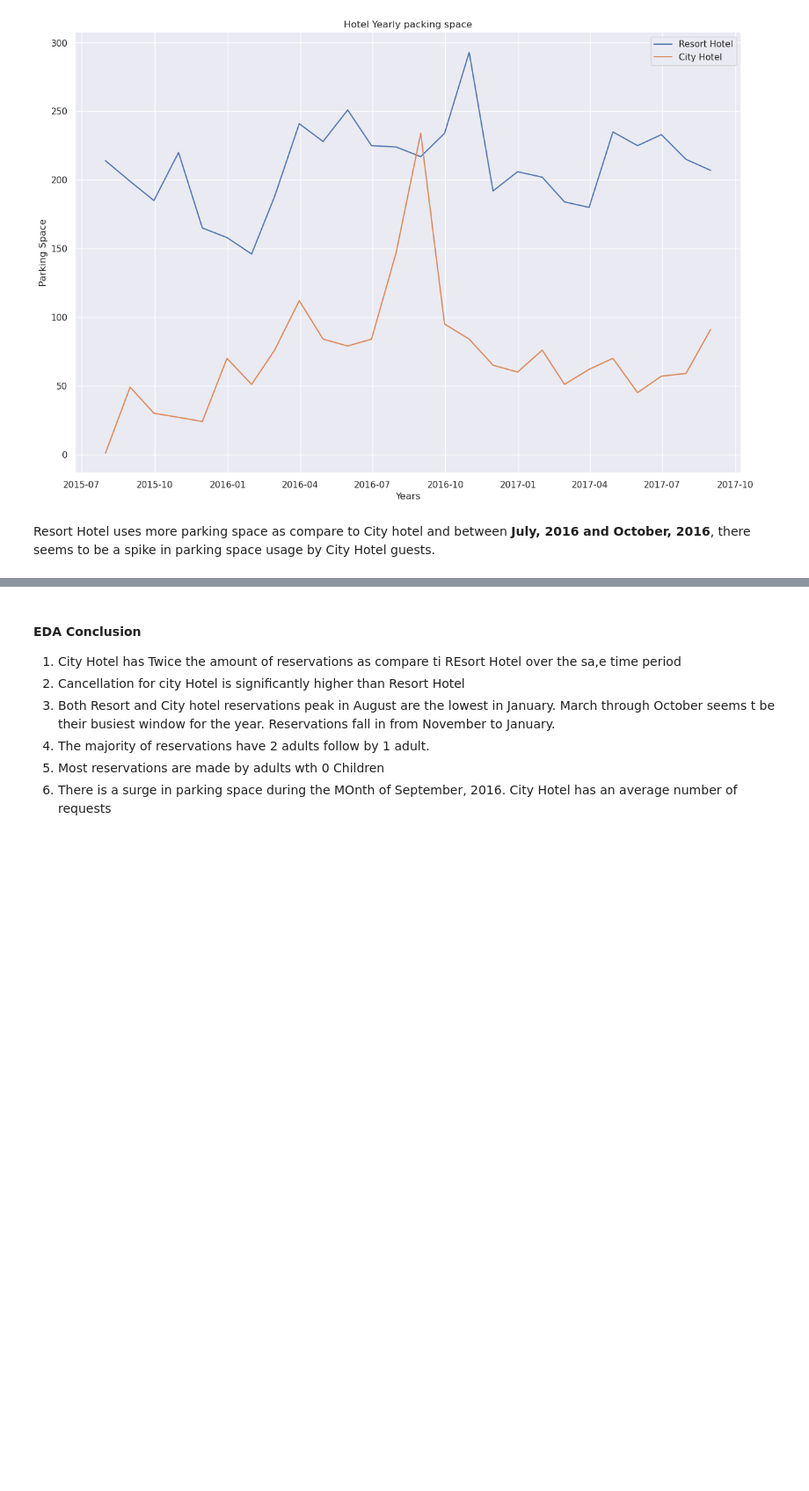
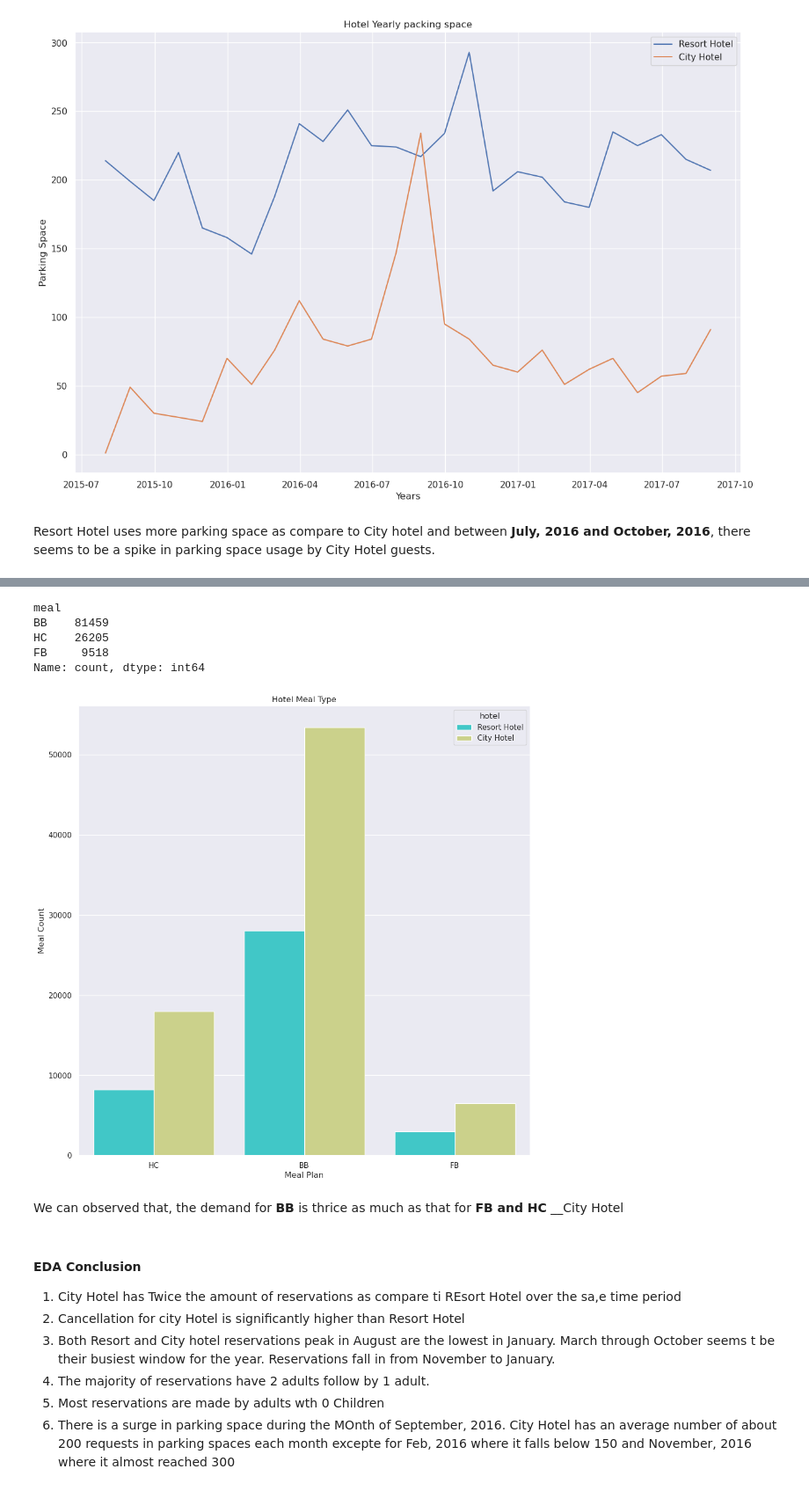
Before and after one commit to andazi/goal-data-science, a Jupyter notebook: Master Data Analysis with Python/Hotel booking EDA.ipynb, the cells around one changed output, grey strips where cells are left out. Shown at 88% size. Cells and saved outputs as stored; diff of their text form; code cells hidden in the pictures; blank space fills up the shorter version.

Commit message:
meal type countplt

```diff
--- a/Master Data Analysis with Python/Hotel booking EDA.ipynb
+++ b/Master Data Analysis with Python/Hotel booking EDA.ipynb
@@ -696,3 +807,36 @@ Resort Hotel uses more parking space as compare to City hotel and between __July
+# %%
+def meal_plan(row):
+    adults = row['adults']
+    children = row['children']
+
+    if (adults == 1 and children <= 1) or (adults == 2 and children == 1) or (adults == 1 and children > 1):
+        return 'HC'
+    elif adults == 2 and children == 0:
+        return 'BB'
+    elif (adults == 2 and children > 1) or (adults > 2 and children == 0) or (adults > 2 and children > 0):
+        return 'FB'
+# %%
+df['meal'] = df[['meal', 'adults', 'children']].apply(meal_plan, axis=1)
+# %%
+df['meal'].value_counts()
+# %% [output]
+meal
+BB    81459
+HC    26205
+FB     9518
+Name: count, dtype: int64
+# %%
+plt.figure(figsize=(12,12))
+plt.title('Hotel Meal Type')
+sns.countplot(x='meal', data=df, palette='rainbow', hue='hotel')
+plt.ylabel('Meal Count')
+plt.xlabel('Meal Plan')
+
+plt.show()
+# %% [output]
+[figure, added]
+# %% [markdown]
+We can observed that, the demand for __BB__ is thrice as much as that for __FB and HC__ __City Hotel
 # %% [markdown]
 #### EDA Conclusion
 
@@ -701,4 +845,4 @@ Resort Hotel uses more parking space as compare to City hotel and between __July
 3. Both Resort and City hotel reservations peak in August are the lowest in January. March through October seems t be their busiest window for the year. Reservations fall in from November to January.
 4. The majority of reservations have 2 adults follow by 1 adult.
 5. Most reservations are made by adults wth 0 Children
-6. There is a surge in parking space during the MOnth of September, 2016. City Hotel has an average number of requests
+6. There is a surge in parking space during the MOnth of September, 2016. City Hotel has an average number of about 200 requests in parking spaces each month excepte for Feb, 2016 where it falls below 150 and November, 2016 where it almost reached 300
```
Also changed, not shown: parts of 13 cells of this notebook.
